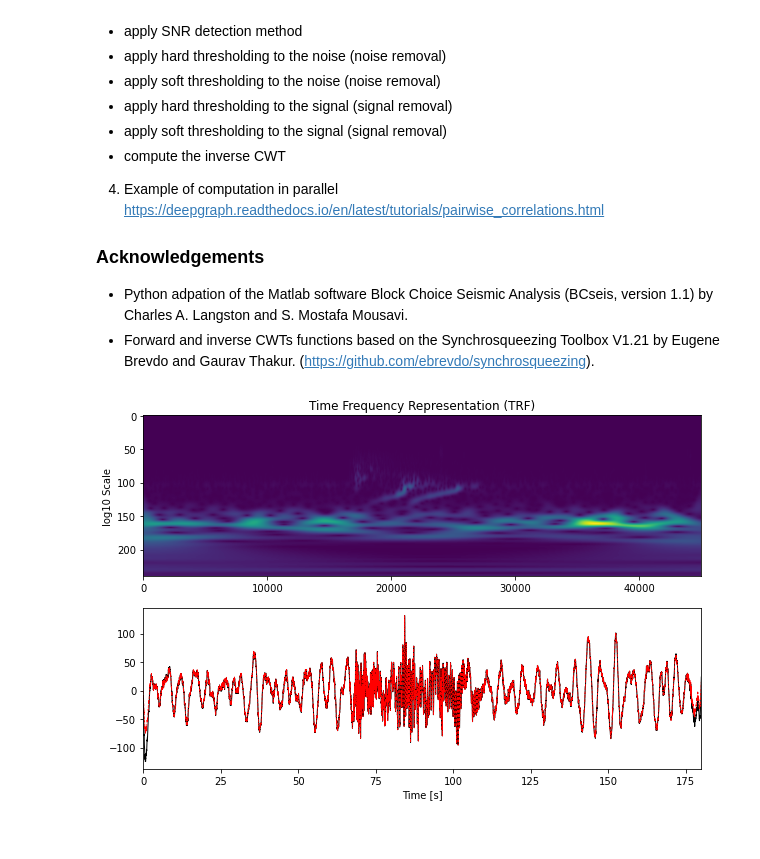
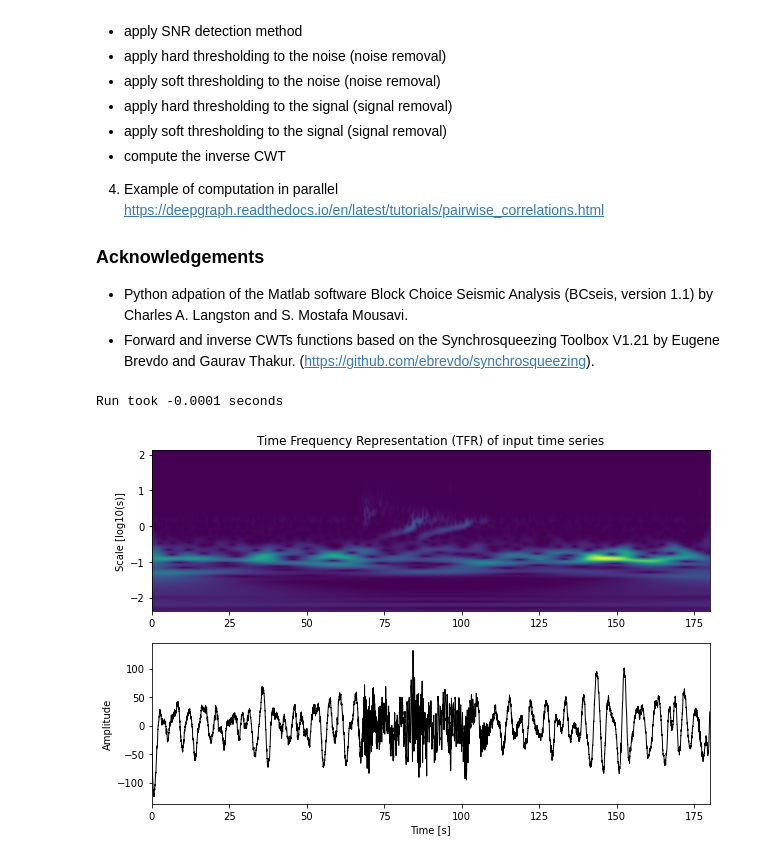
Before and after one commit to LLNL/pysolate, a Jupyter notebook: example_notebook.ipynb, the cells around one changed output. Saved outputs shown, nothing was run; the diff lists cells and outputs as text; code cells hidden in the pictures.

Commit message:
added noise model and thresholding functions, added Wavelet object

```diff
--- a/example_notebook.ipynb
+++ b/example_notebook.ipynb
@@ -35,17 +31,27 @@ block.batch_process()
-# %%
-# Plot the wavelet
-fig = plt.figure(figsize=(10,6.5))
-ax1 = fig.add_subplot(2,1,1)
-ax1.imshow(abs(block.cwt[0]), aspect = 'auto') # need to fix x-axis to time
-ax1.set_ylabel("log10 Scale")
-ax1.set_title("Time Frequency Representation (TRF)")
-
-ax2 = fig.add_subplot(2,1,2)
-trace = block.data[0]
-ax2.plot(trace.times(), trace.data, color="black", linewidth=1)
-ax2.plot(trace.times(), block.icwt[0], "r--", linewidth=0.8)
-ax2.set_xlim([0,max(st[0].times())])
-ax2.set_xlabel("Time [s]")
-plt.show()
-# %% [output]
-[figure, removed]
+# %%
+# Read example data from BCseis
+sacfile = "/Users/chiang4/Work/NNSA/LYNM/denoiser/bc_v1.1/data/5014.YW.0.sp0011.DPZ"
+#sacfile = "/Users/chiang4/Work/NNSA/LYNM/denoiser/bc_v1.1/data/*DPZ" # multiple traces
+st = read(sacfile)
+
+start = timeit.timeit()
+# Use the default values to process time series
+# Refer to :class:pyblockseis.Parameter docstring for details
+params = bcs.Parameter(block_threshold=1.0, noise_threshold="hard", signal_threshold="hard")
+
+# Initalize the block processing module
+block = bcs.Block(choice=params, data=st)
+
+# Run the denoiser
+block.run()
+end = timeit.timeit()
+print("Run took %.4f seconds"%(end - start))
+
+# Plot results
+block.plot("input")
+#block.plot("band_rejected")
+#block.plot("noise_removed")
+#block.plot("signal_removed")
+# %% [output]
+Run took -0.0001 seconds
+[figure, added]
```
Also changed, not shown: parts of 7 cells of this notebook, 18 other files.
